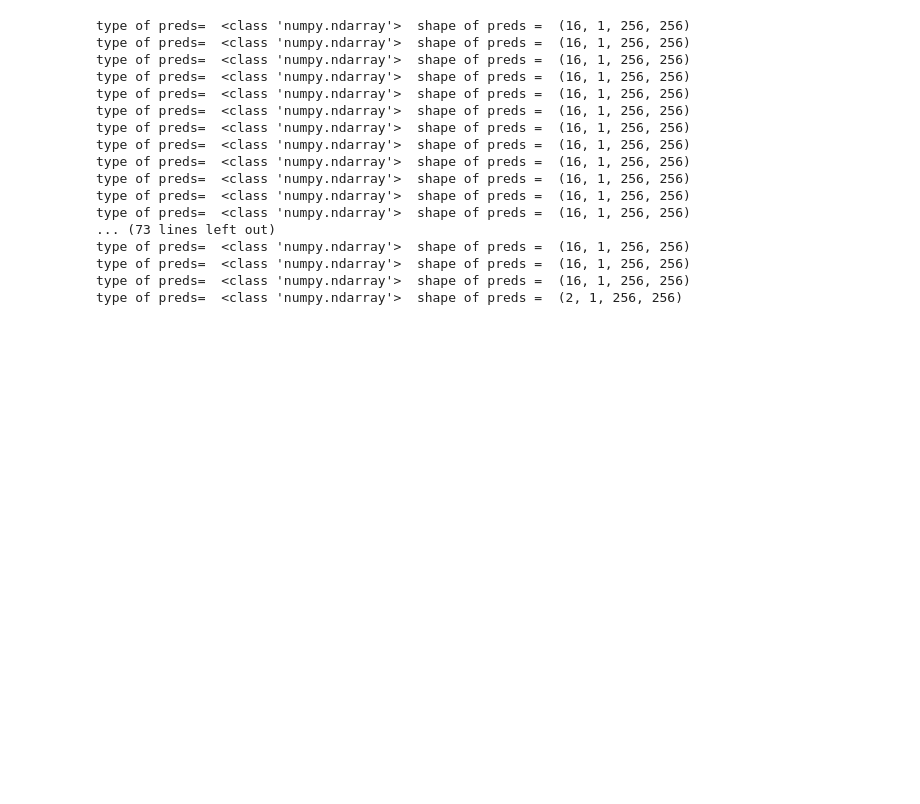
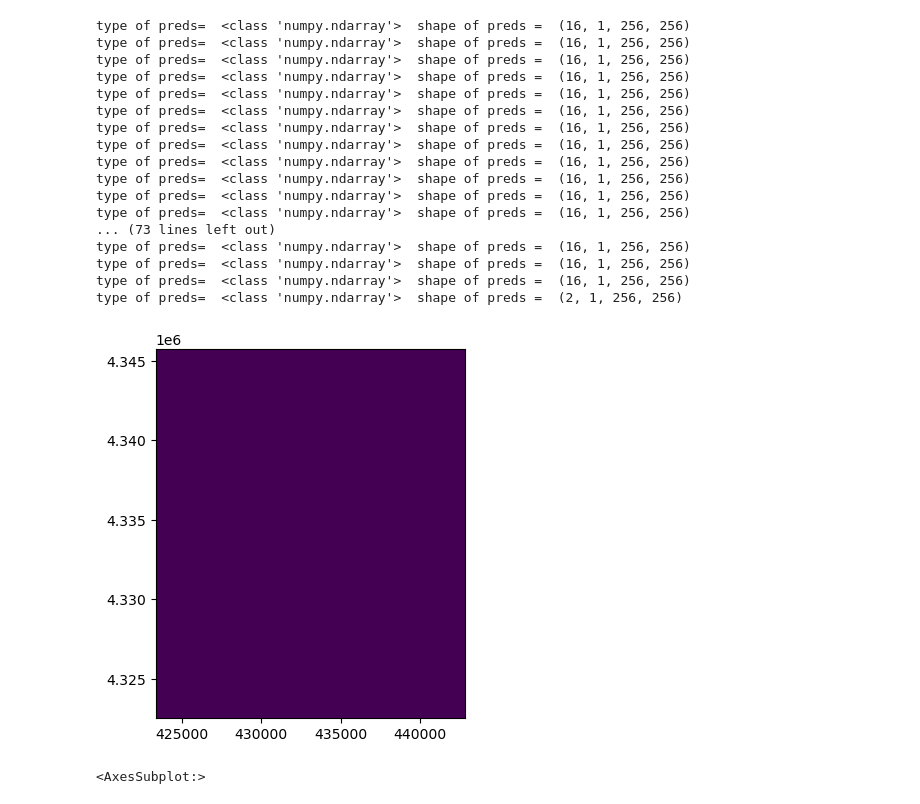
Before and after one commit to sureshgaussian/ai4cma, a Jupyter notebook: predict.ipynb, the cells around one changed output. Drawn from its saved outputs; the diff is of its cells as text; code cells hidden in the pictures; blank space fills up the shorter version.

```diff
--- a/predict.ipynb
+++ b/predict.ipynb
@@ -201,0 +205,7 @@ img2tiles.stitch_image_from_tiles(tile_size, "AK_Bettles_Tgu_poly", tout_dir, "A
+# %%
+image = rasterio.open("./temp/results/CO_Elkhorn_Qal_poly.tif")
+# %%
+show(image)
+# %% [output]
+[figure, added]
+<AxesSubplot:>
```
Also changed, not shown: parts of 1 cell of this notebook.
